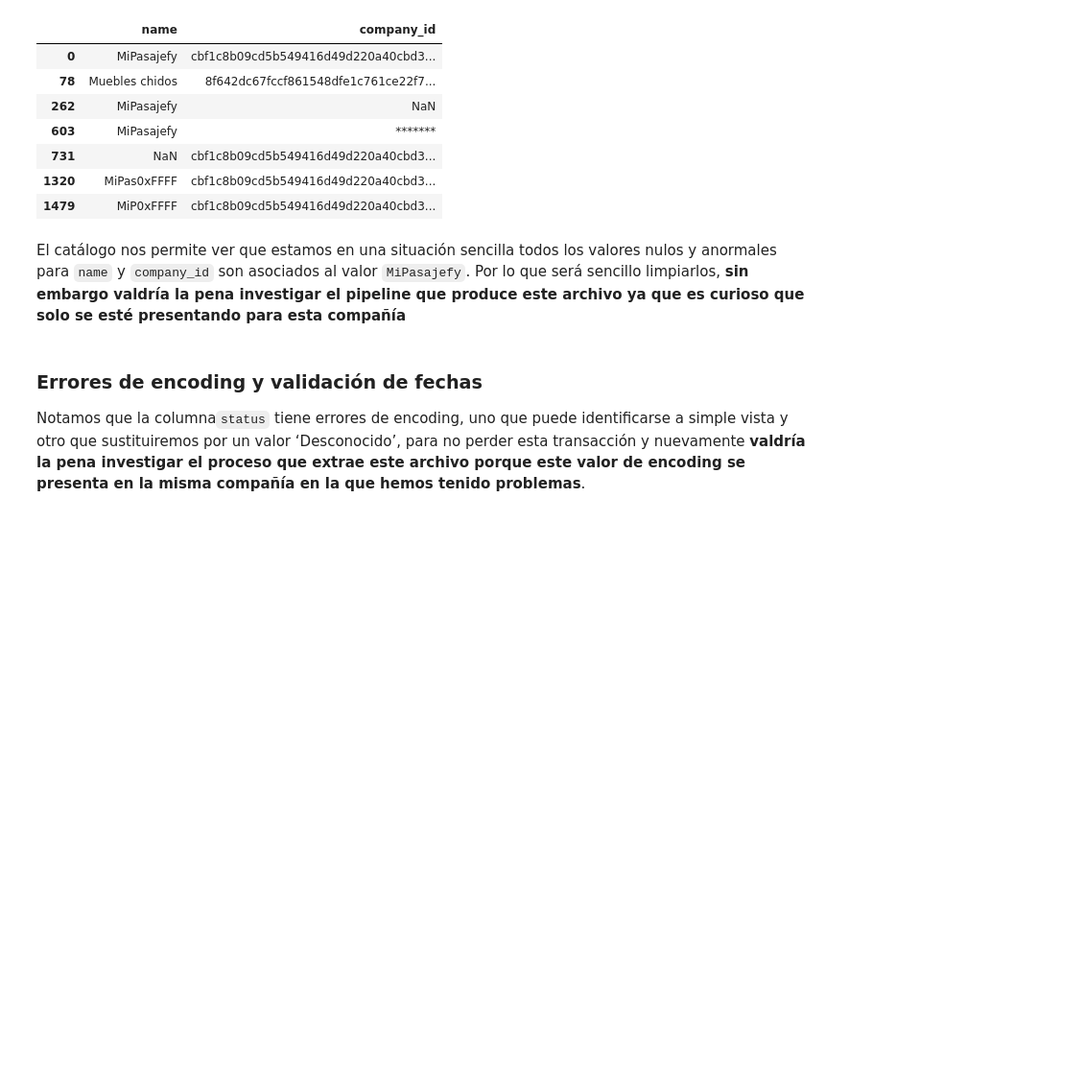
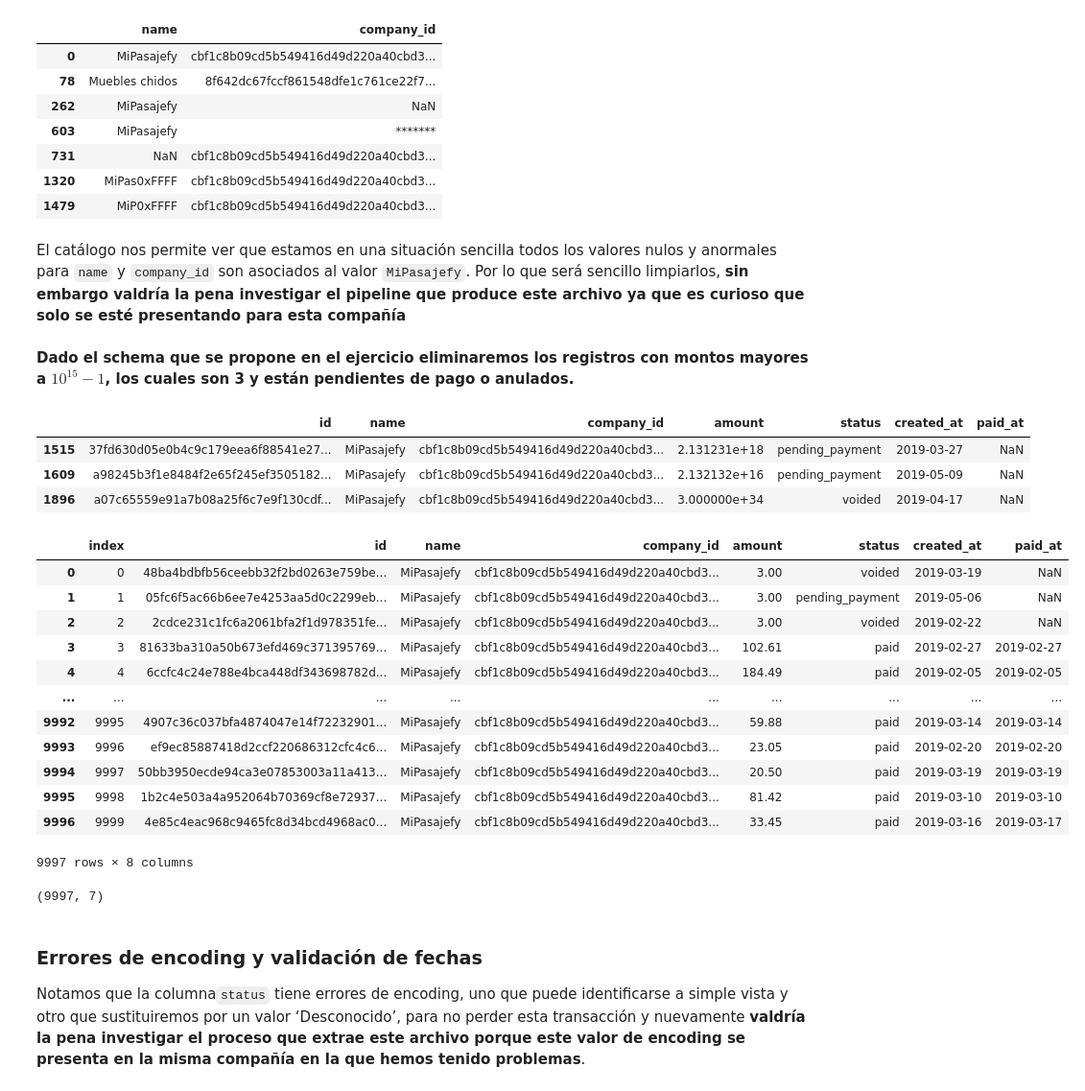
Before and after one commit to fou-foo/ConektaTest, a Jupyter notebook: DataPipeline/DataPipeline.ipynb, the cells around one changed output. Shown: that part at 96% size. Drawn from its saved outputs; the diff is of its cells as text; code cells hidden in the pictures; blank space fills up the shorter version.

```diff
--- a/DataPipeline/DataPipeline.ipynb
+++ b/DataPipeline/DataPipeline.ipynb
@@ -152,6 +153,39 @@ index = cargos_row['company_id'].index[ pd.isna( cargos_row['company_id'])]
 cargos_row['company_id'][index] = catalogo.company_id[0]
 cargos_row = cargos_row.replace({'name':  {x : catalogo.name[0] for x in list(set(cargos_row.name)) if x not in ['Muebles chidos', 'MiPasajefy'] } } )
 cargos_row = cargos_row.replace({'company_id': { x : catalogo.company_id[0] for x in list(set(cargos_row.company_id))  if x not in ['8f642dc67fccf861548dfe1c761ce22f795e91f0', 'cbf1c8b09cd5b549416d49d220a40cbd317f952e'] } } )
+# %% [markdown]
+__Dado el schema que se propone en el ejercicio eliminaremos los registros con montos mayores a $10^{15}-1$, los cuales son 3 y están pendientes de pago o anulados.__
+# %%
+cargos_row.amount = pd.to_numeric(cargos_row['amount'],errors='coerce')
+index = cargos_row.amount > (10**15 - 1)
+cargos_eliminados = cargos_row.loc[index]
+cargos_eliminados
+# %% [output]
+|  | id | name | company_id | amount | status | created_at | paid_at |
+| 1515 | 37fd630d05e0b4c9c179eea6f88541e27... | MiPasajefy | cbf1c8b09cd5b549416d49d220a40cbd3... | 2.131231e+18 | pending_payment | 2019-03-27 | NaN |
+| 1609 | a98245b3f1e8484f2e65f245ef3505182... | MiPasajefy | cbf1c8b09cd5b549416d49d220a40cbd3... | 2.132132e+16 | pending_payment | 2019-05-09 | NaN |
+| 1896 | a07c65559e91a7b08a25f6c7e9f130cdf... | MiPasajefy | cbf1c8b09cd5b549416d49d220a40cbd3... | 3.000000e+34 | voided | 2019-04-17 | NaN |
+# %%
+cargos_row = cargos_row.loc[-index]
+cargos_row.reset_index()
+# %% [output]
+|  | index | id | name | company_id | amount | status | created_at | paid_at |
+| 0 | 0 | 48ba4bdbfb56ceebb32f2bd0263e759be... | MiPasajefy | cbf1c8b09cd5b549416d49d220a40cbd3... | 3.00 | voided | 2019-03-19 | NaN |
+| 1 | 1 | 05fc6f5ac66b6ee7e4253aa5d0c2299eb... | MiPasajefy | cbf1c8b09cd5b549416d49d220a40cbd3... | 3.00 | pending_payment | 2019-05-06 | NaN |
+| 2 | 2 | 2cdce231c1fc6a2061bfa2f1d978351fe... | MiPasajefy | cbf1c8b09cd5b549416d49d220a40cbd3... | 3.00 | voided | 2019-02-22 | NaN |
+| 3 | 3 | 81633ba310a50b673efd469c371395769... | MiPasajefy | cbf1c8b09cd5b549416d49d220a40cbd3... | 102.61 | paid | 2019-02-27 | 2019-02-27 |
+| 4 | 4 | 6ccfc4c24e788e4bca448df343698782d... | MiPasajefy | cbf1c8b09cd5b549416d49d220a40cbd3... | 184.49 | paid | 2019-02-05 | 2019-02-05 |
+| ... | ... | ... | ... | ... | ... | ... | ... | ... |
+| 9992 | 9995 | 4907c36c037bfa4874047e14f72232901... | MiPasajefy | cbf1c8b09cd5b549416d49d220a40cbd3... | 59.88 | paid | 2019-03-14 | 2019-03-14 |
+| 9993 | 9996 | ef9ec85887418d2ccf220686312cfc4c6... | MiPasajefy | cbf1c8b09cd5b549416d49d220a40cbd3... | 23.05 | paid | 2019-02-20 | 2019-02-20 |
+| 9994 | 9997 | 50bb3950ecde94ca3e07853003a11a413... | MiPasajefy | cbf1c8b09cd5b549416d49d220a40cbd3... | 20.50 | paid | 2019-03-19 | 2019-03-19 |
+| 9995 | 9998 | 1b2c4e503a4a952064b70369cf8e72937... | MiPasajefy | cbf1c8b09cd5b549416d49d220a40cbd3... | 81.42 | paid | 2019-03-10 | 2019-03-10 |
+| 9996 | 9999 | 4e85c4eac968c9465fc8d34bcd4968ac0... | MiPasajefy | cbf1c8b09cd5b549416d49d220a40cbd3... | 33.45 | paid | 2019-03-16 | 2019-03-17 |
+9997 rows × 8 columns
+# %%
+cargos_row.shape
+# %% [output]
+(9997, 7)
 # %% [markdown]
 ### Errores de encoding y validación de fechas
 
```
Also changed, not shown: parts of 13 cells of this notebook, 4 other files.
